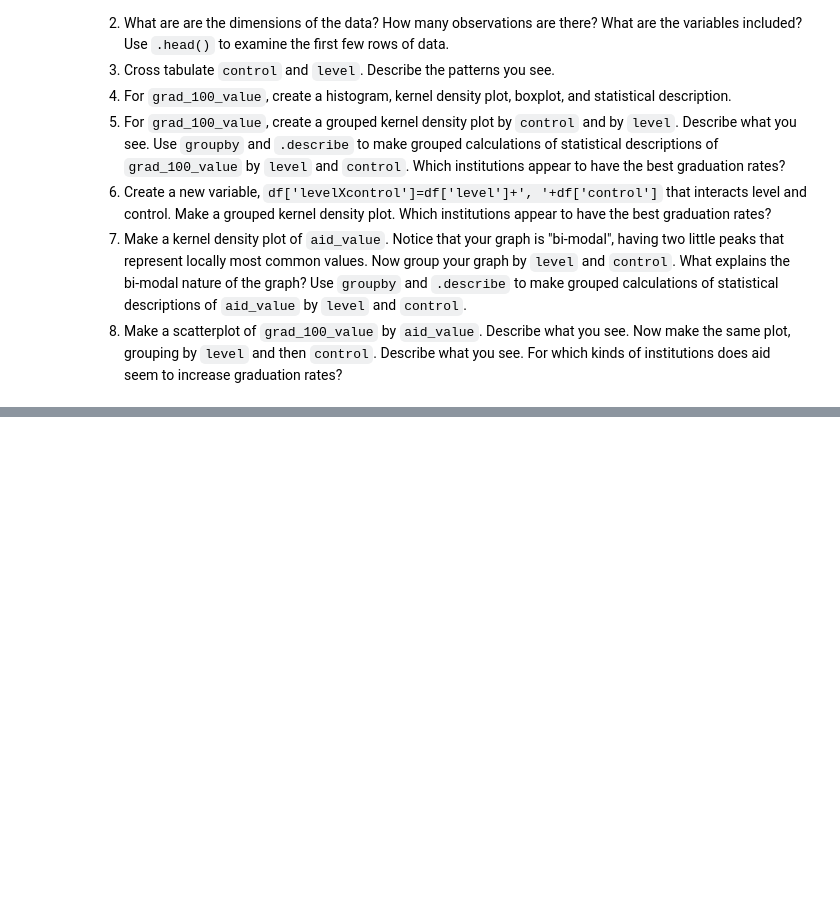
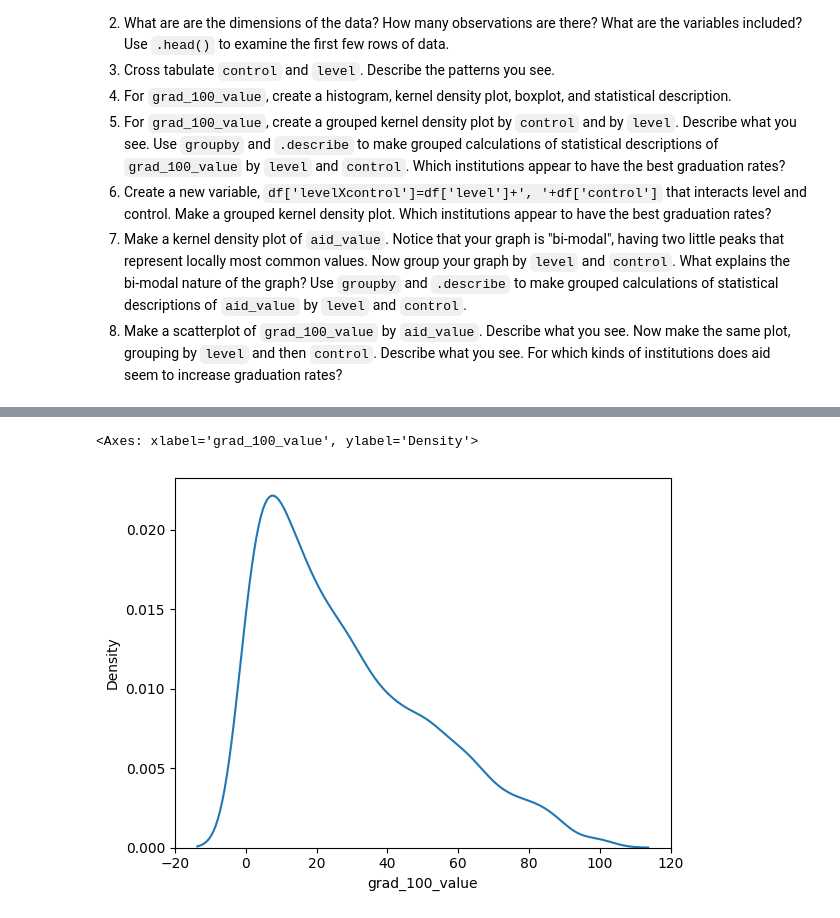
Before and after one commit to yango4014/assignment2, a Jupyter notebook: assignment2.ipynb, the cells around one changed output, grey strips where cells are left out. Drawn from its saved outputs; the diff is of its cells as text; code cells hidden in the pictures; blank space fills up the shorter version.

```diff
--- a/assignment2.ipynb
+++ b/assignment2.ipynb
@@ -231,0 +280,5 @@ For some context, the Federal government ultimately spent about $4.4 trillion in
+# %%
+sns.kdeplot(df[grad100])
+# %% [output]
+<Axes: xlabel='grad_100_value', ylabel='Density'>
+[figure, added]
```
Also changed, not shown: parts of 17 cells of this notebook.
